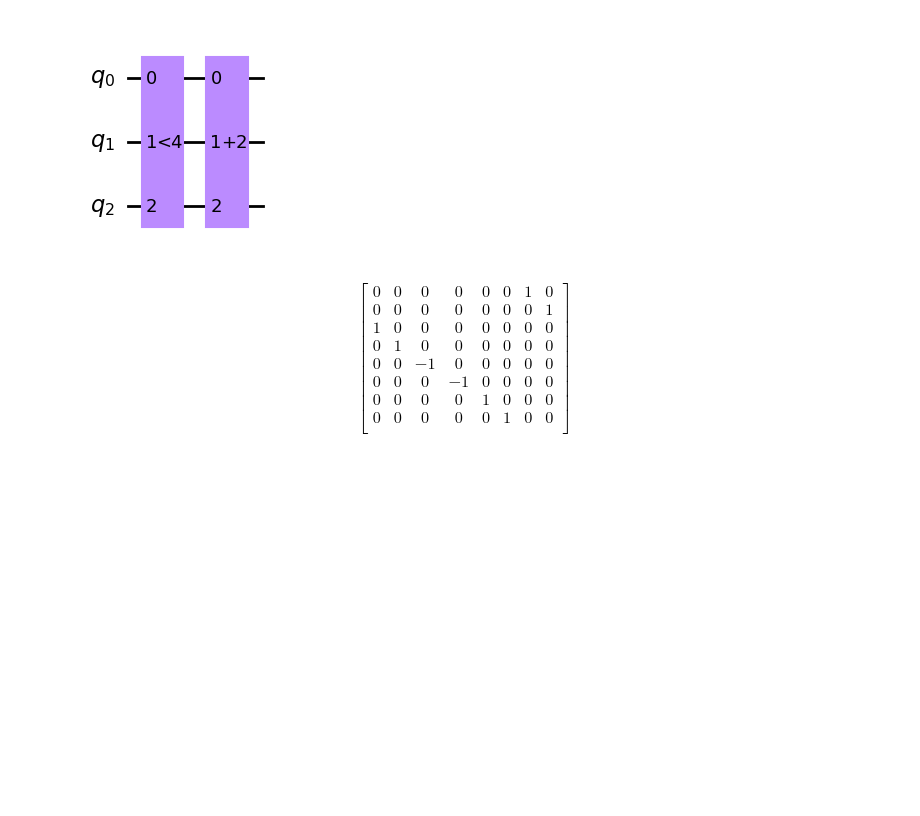
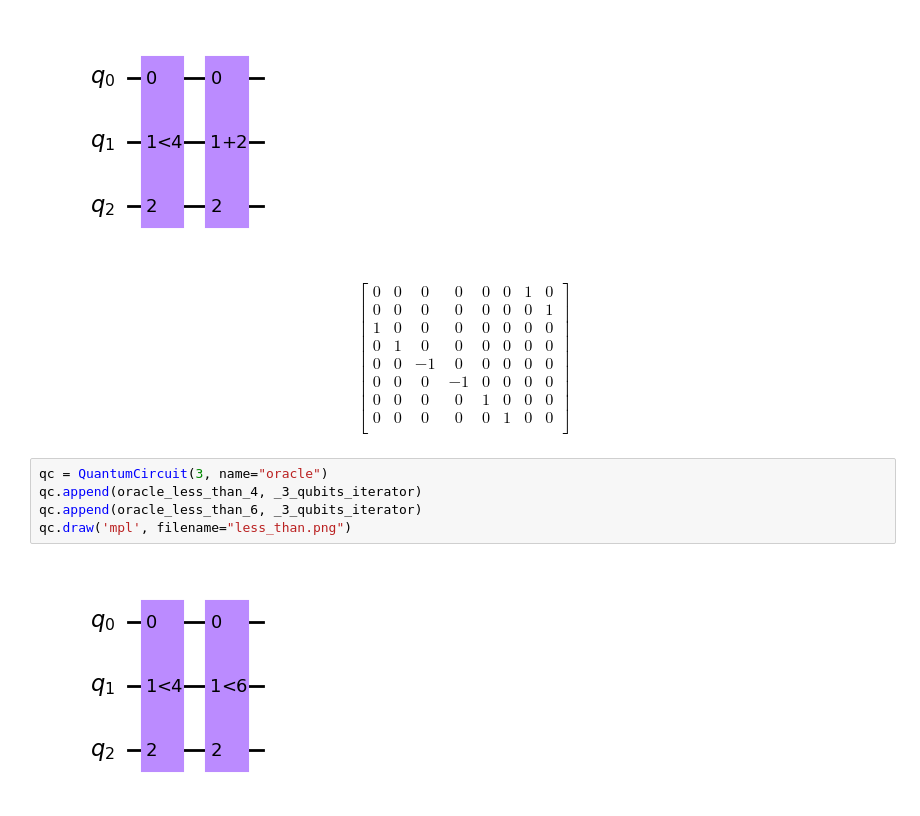
Before and after one commit to Dpbm/scientific-research-1-quantum-oracles, a Jupyter notebook: less-than.ipynb, the cells around one changed output. Saved outputs shown, nothing was run; the diff lists cells and outputs as text; blank space fills up the shorter version.

Commit message:
added less than oracle to the presentation

```diff
--- a/less-than.ipynb
+++ b/less-than.ipynb
@@ -294,3 +294,10 @@ $$
  0 & 0 & 0 & 0 & 0 & 1 & 0 & 0  \\
  \end{bmatrix}
 $$
+# %%
+qc = QuantumCircuit(3, name="oracle")
+qc.append(oracle_less_than_4, _3_qubits_iterator)
+qc.append(oracle_less_than_6, _3_qubits_iterator)
+qc.draw('mpl', filename="less_than.png")
+# %% [output]
+[figure, added]
```
Also changed, not shown: parts of 1 cell of this notebook, 2 other files.
